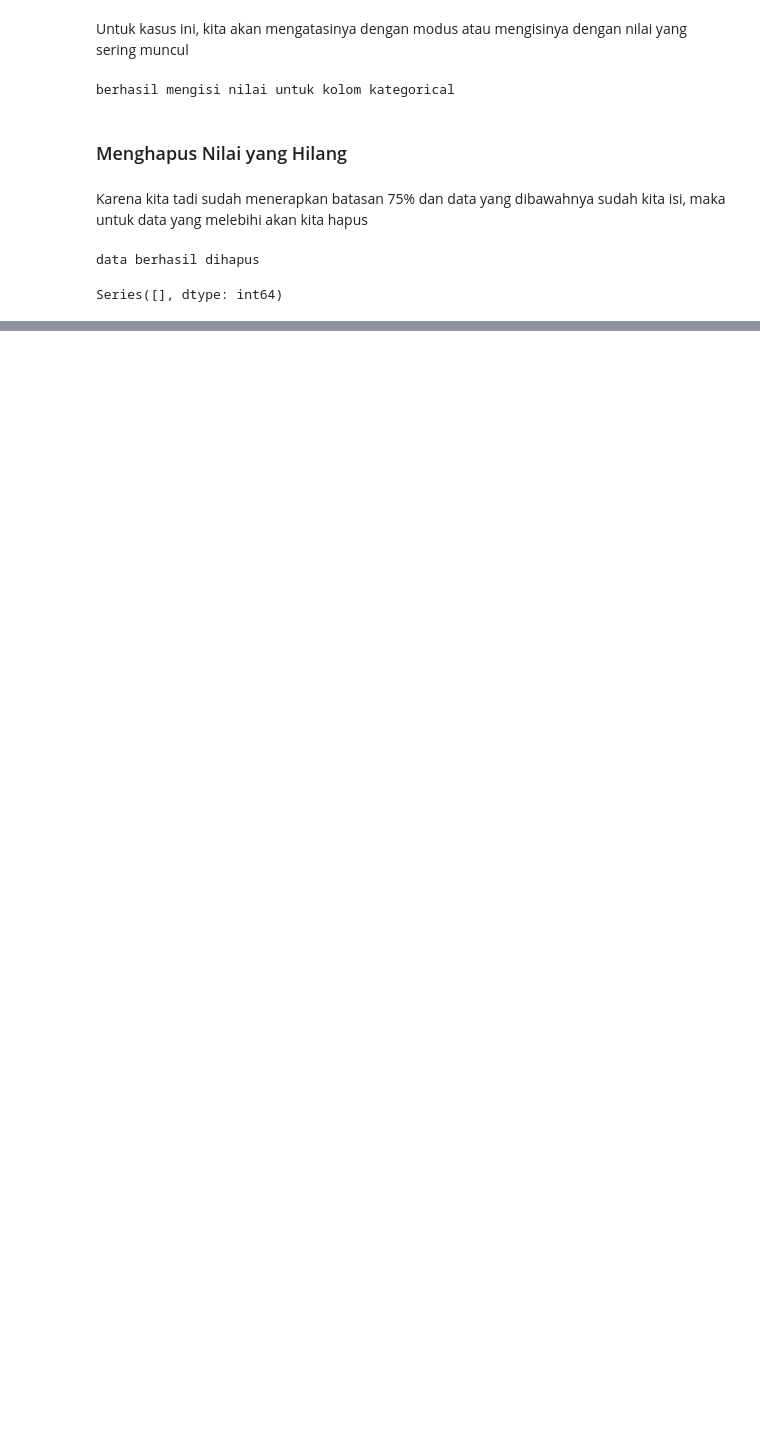
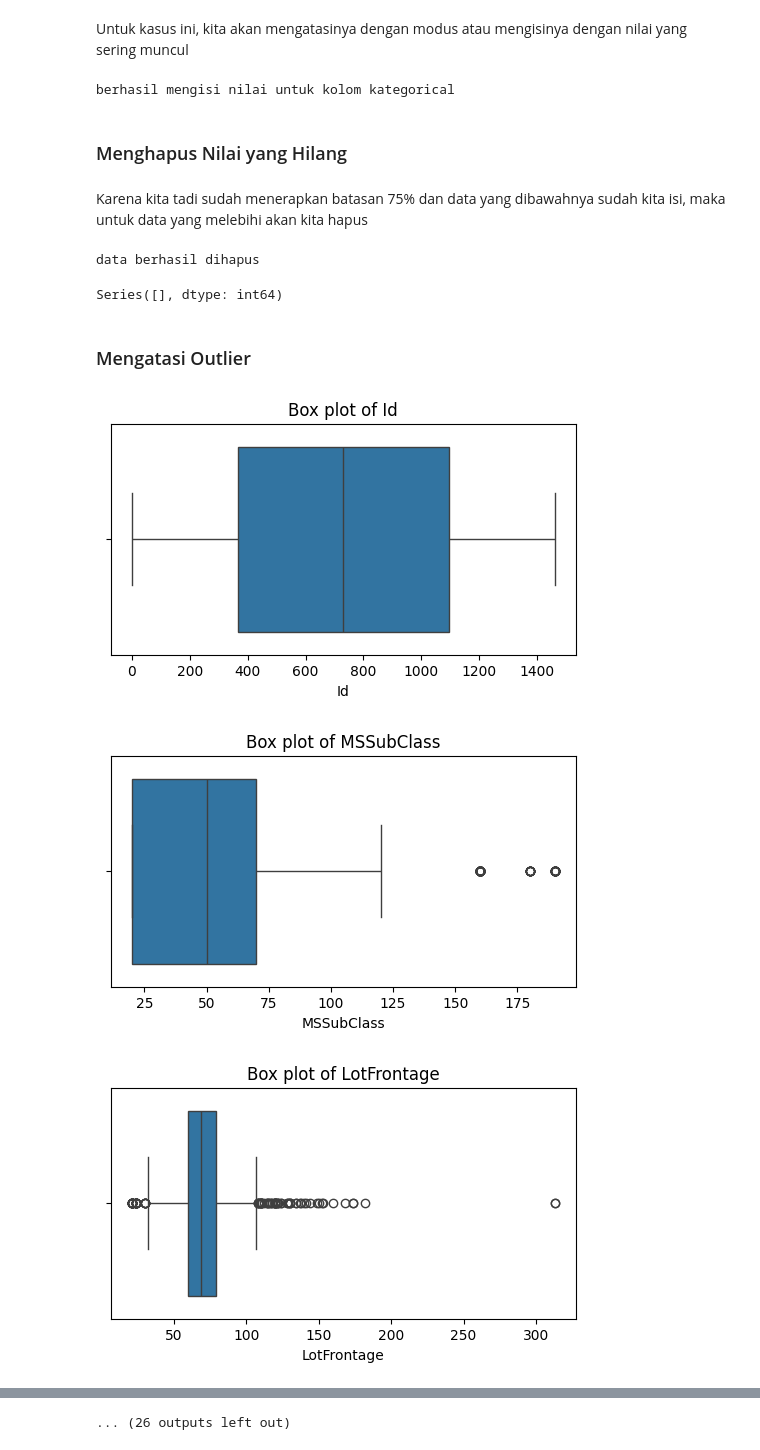
Before and after one commit to mhmmdridlo/dicoding-machine-learning, a Jupyter notebook: notebook.ipynb, the cells around one changed output, grey strips where cells are left out. Drawn from its saved outputs; the diff is of its cells as text; code cells hidden in the pictures; blank space fills up the shorter version.

```diff
--- a/notebook.ipynb
+++ b/notebook.ipynb
@@ -169,3 +171,15 @@ missing_values = df.isnull().sum()
 missing_values[missing_values > 0]
 # %% [output]
 Series([], dtype: int64)
+# %% [markdown]
+### Mengatasi Outlier
+# %%
+for feature in numeric_features:
+    plt.figure(figsize=(6,3))
+    sns.boxplot(x=df[feature])
+    plt.title(f'Box plot of {feature}')
+    plt.show()
+# %% [output]
+[figure, added]
+[figure, added]
+[figure, added]
@@ -171,0 +195 @@ Series([], dtype: int64)
+... (26 outputs left out)
```
Also changed, not shown: parts of 5 cells of this notebook.
